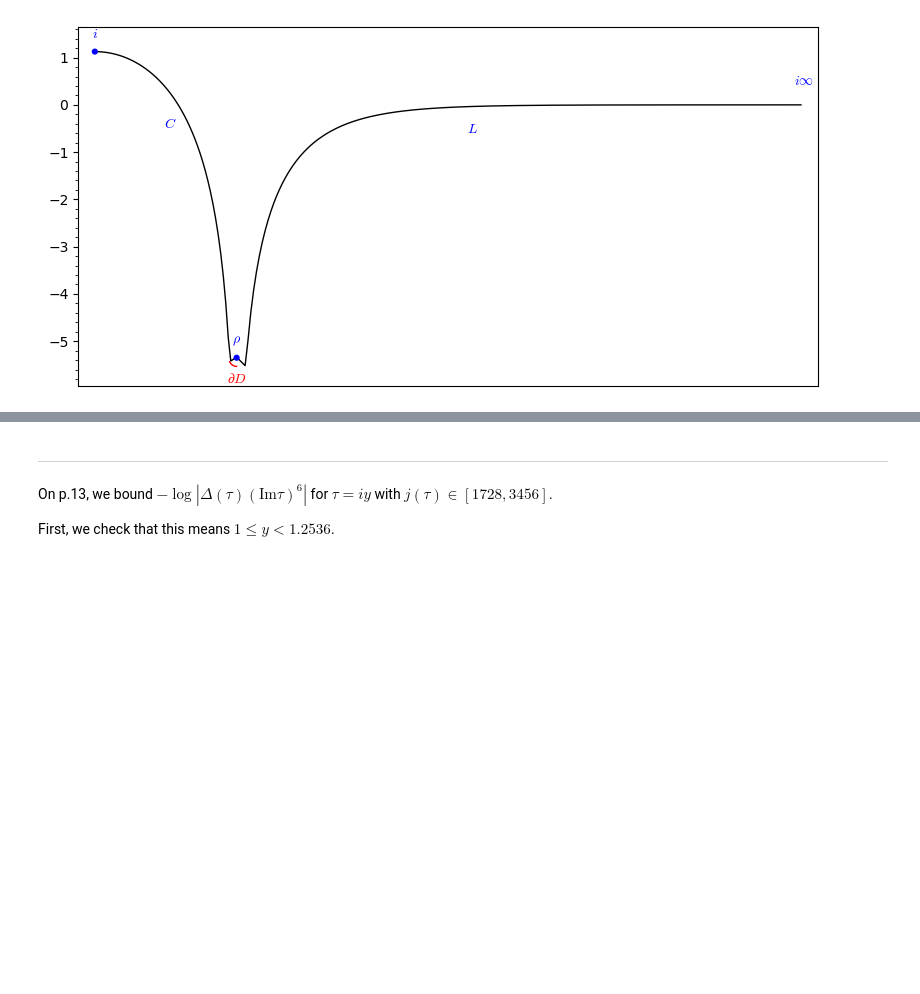
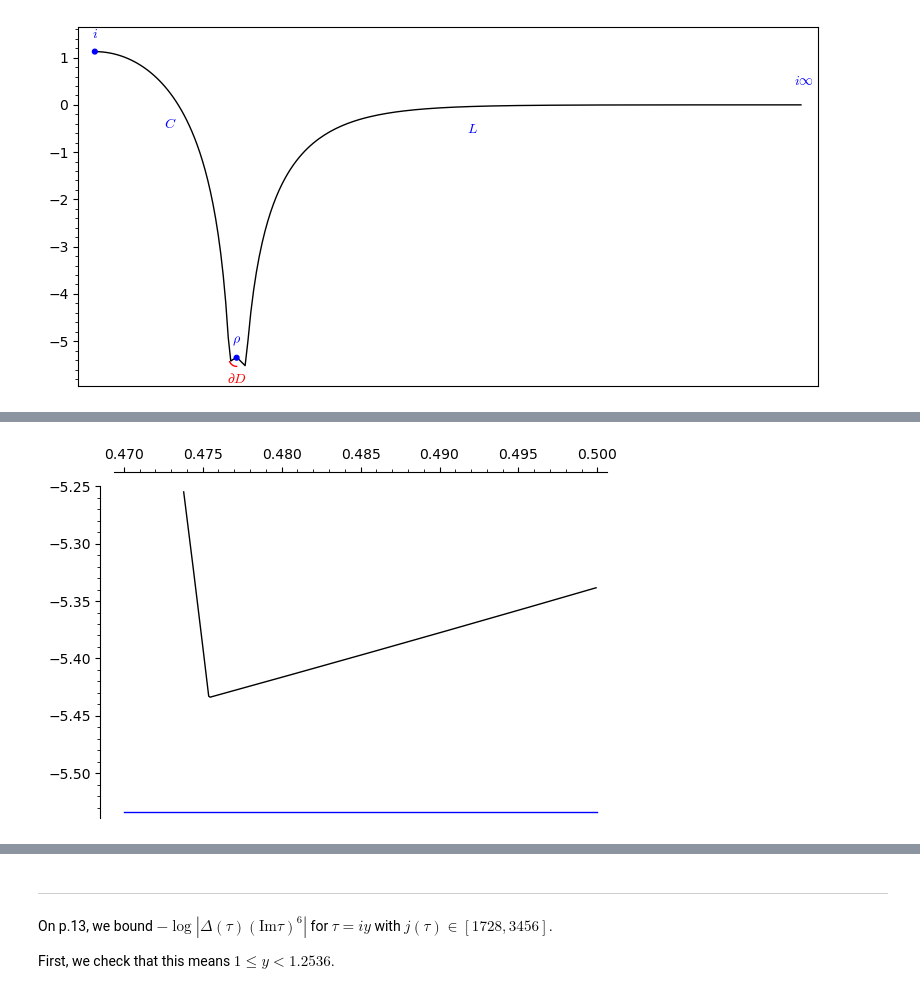
Before and after one commit to florianbreuer/ModularPolynomials, a Jupyter notebook: HeightsModPoly.ipynb, the cells around one changed output, grey strips where cells are left out. Drawn from its saved outputs; the diff is of its cells as text; code cells hidden in the pictures; blank space fills up the shorter version.

```diff
--- a/HeightsModPoly.ipynb
+++ b/HeightsModPoly.ipynb
@@ -306,0 +328,7 @@ fig1.show(axes=False, frame=True, ticks=[[],1.0], figsize=8, aspect_ratio=1)
+# %%
+# On C near rho:
+
+list_plot([(sin(t), f(sin(t) + I*cos(t))) for t in arange(pi/6-0.03, pi/6, 0.0001)], plotjoined=True, color='black')\
++plot(-5.5335, (x, 0.47, 0.5), color='blue')
+# %% [output]
+[figure, added]
```
Also changed, not shown: parts of 14 cells of this notebook, 2 other files.
